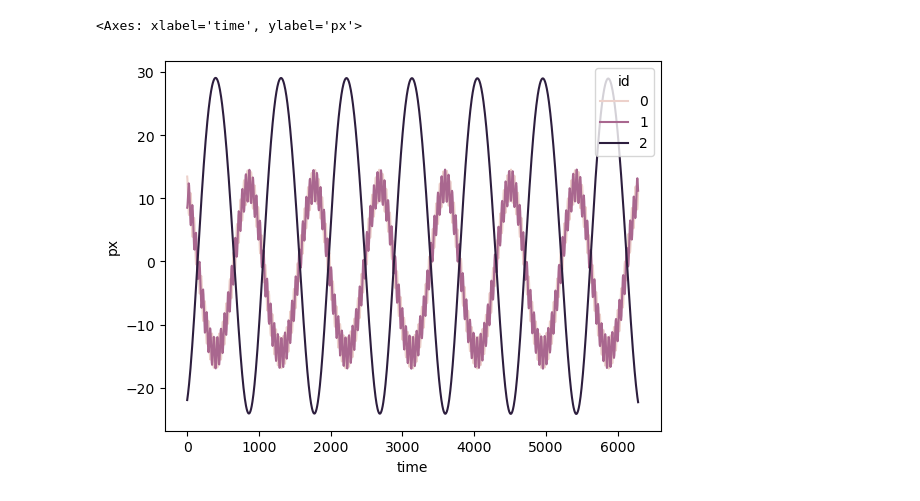
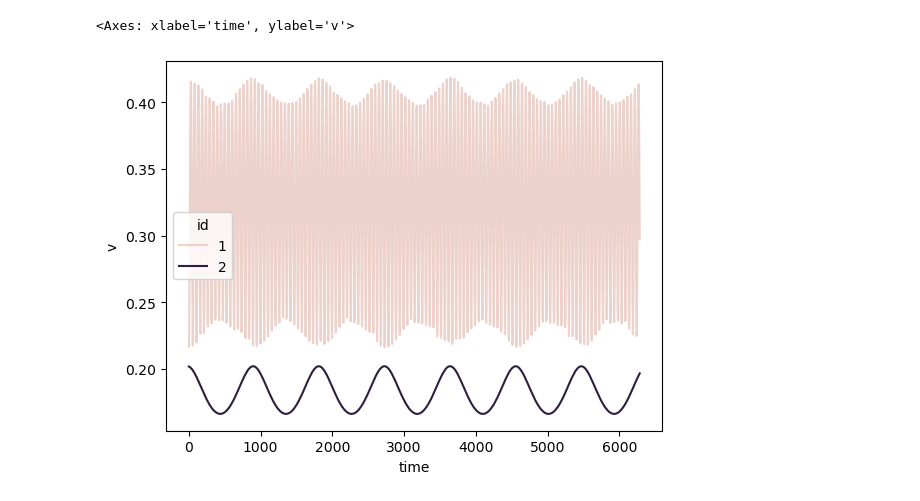
Before and after one commit to ntmarston/SpaceHub-Tinkering, a Jupyter notebook: Output-handling-dev.ipynb, the cells around one changed output. Cells and saved outputs as stored; diff of their text form; code cells hidden in the pictures.

```diff
--- a/Output-handling-dev.ipynb
+++ b/Output-handling-dev.ipynb
@@ -171,5 +15,8 @@ get_ecc(df,0,1)
+# %%
+import spacehub_calc
+testdf = spacehub_calc.load_spacehub_data("tutorial/Post-Newtonian-up-to-2p5.txt")
 # %%
-sns.lineplot(df, x="time", y="px", hue="id")
+sns.lineplot(testdf[testdf["id"]>0], x="time", y="v", hue="id")
 # %% [output]
-<Axes: xlabel='time', ylabel='px'>
+<Axes: xlabel='time', ylabel='v'>
-[figure, old version]
+[figure, new version]
```
Also changed, not shown: parts of 6 cells of this notebook, 4 other files.
